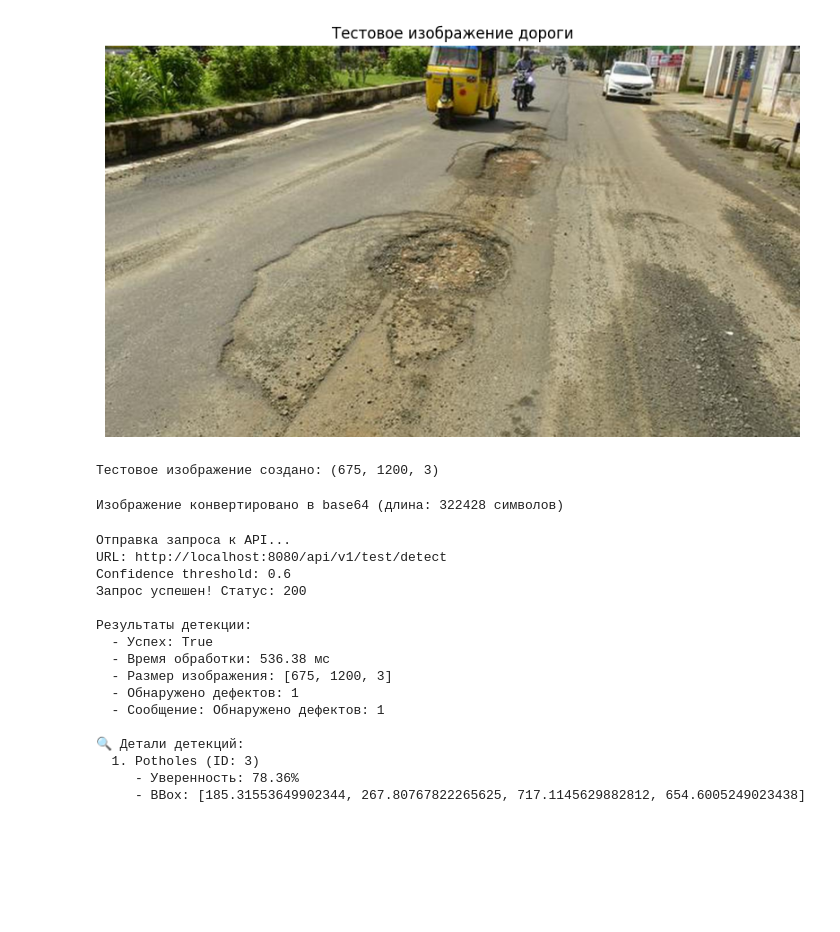
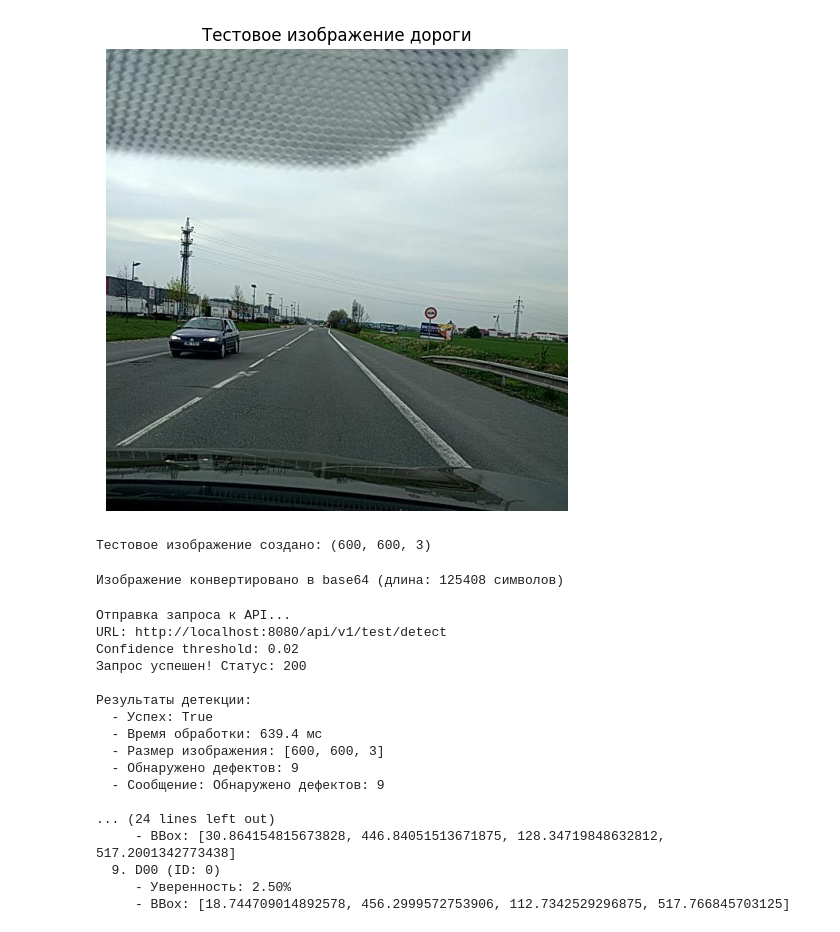
Before and after one commit to userGl/road_monitoring, a Jupyter notebook: manual_test.ipynb, the cells around one changed output. Saved outputs shown, nothing was run; the diff lists cells and outputs as text; code cells hidden in the pictures; blank space fills up the shorter version.

```diff
--- a/manual_test.ipynb
+++ b/manual_test.ipynb
@@ -14,22 +14,25 @@ from matplotlib.patches import Rectangle
 API_URL = "http://localhost:8080/api/v1/test/detect"
 # %%
 
-test_image_path = "test_images/ty06city-BADROAD6jpg.jpeg"
+# test_image_path = "test_images/ty06city-BADROAD6jpg.jpeg"
+# test_image_path = "test_images/01.png"
+test_image_path ="test_images/Czech_002942.jpg"
+# test_image_path ="test_images/China_MotorBike_001236.jpg"
 
 # читаем картинку как массив
 img = cv2.imread(test_image_path)           # BGR
 img_rgb = cv2.cvtColor(img, cv2.COLOR_BGR2RGB)
 
 plt.figure(figsize=(10, 6))
 plt.imshow(img_rgb)
 plt.title("Тестовое изображение дороги")
 plt.axis('off')
 plt.show()
 
 print(f"Тестовое изображение создано: {img.shape}")
 # %% [output]
-[figure, old version]
+[figure, new version]
-Тестовое изображение создано: (675, 1200, 3)
+Тестовое изображение создано: (600, 600, 3)
 # %%
 # Конвертация изображения в base64
 def image_to_base64(img_rgb):
@@ -47,12 +50,12 @@ def image_to_base64(img_rgb):
 image_base64 = image_to_base64(img_rgb)
 print(f"Изображение конвертировано в base64 (длина: {len(image_base64)} символов)")
 # %% [output]
-Изображение конвертировано в base64 (длина: 322428 символов)
+Изображение конвертировано в base64 (длина: 125408 символов)
 # %%
 # Подготовка запроса к API
 request_data = {
     "image": image_base64,
-    "confidence_threshold": 0.6
+    "confidence_threshold": 0.02
 }
 
 print("Отправка запроса к API...")
@@ -83,7 +86,7 @@ try:
     print(f"  - Сообщение: {result['message']}")
 
     if result['detections']:
-        print(f"\n🔍 Детали детекций:")
+        print(f"\nДетали детекций:")
         for i, det in enumerate(result['detections'], 1):
             print(f"  {i}. {det['class_name']} (ID: {det['class_id']})")
             print(f"     - Уверенность: {det['confidence']:.2%}")
@@ -104,20 +107,21 @@ except Exception as e:
 # %% [output]
 Отправка запроса к API...
 URL: http://localhost:8080/api/v1/test/detect
-Confidence threshold: 0.6
+Confidence threshold: 0.02
 Запрос успешен! Статус: 200
 
 Результаты детекции:
   - Успех: True
-  - Время обработки: 536.38 мс
-  - Размер изображения: [675, 1200, 3]
-  - Обнаружено дефектов: 1
-  - Сообщение: Обнаружено дефектов: 1
+  - Время обработки: 639.4 мс
+  - Размер изображения: [600, 600, 3]
+  - Обнаружено дефектов: 9
+  - Сообщение: Обнаружено дефектов: 9
 
-🔍 Детали детекций:
-  1. Potholes (ID: 3)
-     - Уверенность: 78.36%
-     - BBox: [185.31553649902344, 267.80767822265625, 717.1145629882812, 654.6005249023438]
+... (24 lines left out)
+     - BBox: [30.864154815673828, 446.84051513671875, 128.34719848632812, 517.2001342773438]
+  9. D00 (ID: 0)
+     - Уверенность: 2.50%
+     - BBox: [18.744709014892578, 456.2999572753906, 112.7342529296875, 517.766845703125]
 # %%
 # Визуализация результатов детекции
 if 'result' in locals() and result['success'] and result['detections']:
```
Also changed, not shown: parts of 1 cell of this notebook, 8 other files.
